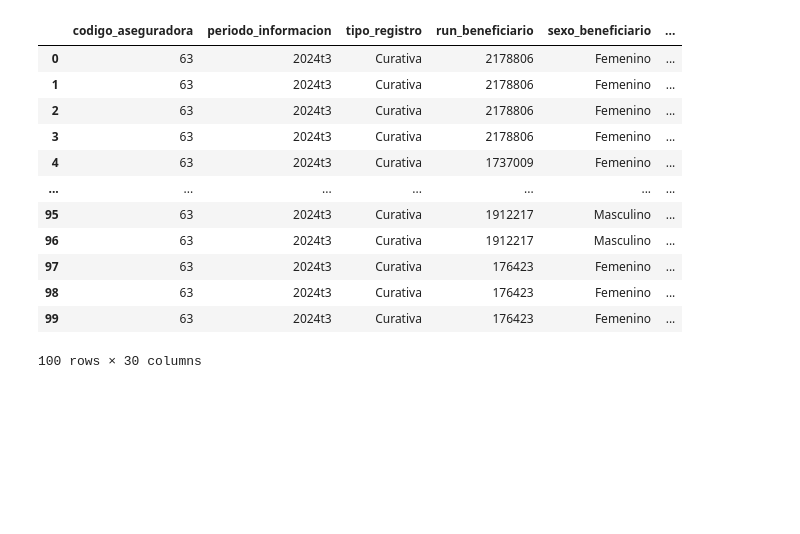
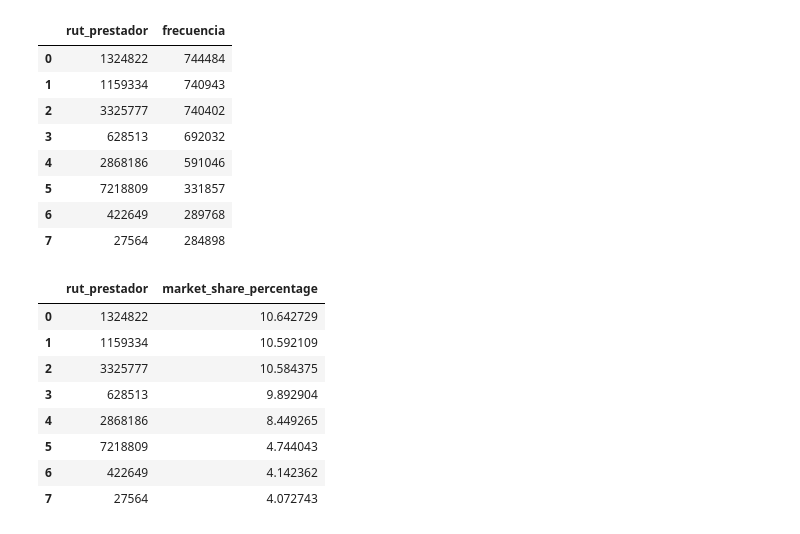
Before and after one commit to mmunoz-campos/trabajo_cyr, a Jupyter notebook: P2.ipynb, the cells around one changed output. Cells and saved outputs as stored; diff of their text form; code cells hidden in the pictures; blank space fills up the shorter version.

Commit message:
avance codigo sql 1

```diff
--- a/P2.ipynb
+++ b/P2.ipynb
@@ -79,25 +116,54 @@ prestaciones_t4.db fue un exito
 # %%
 import sqlite3
 import pandas as pd
 
-db_path = "/Users/mmunozcampos/Documents/Comp y reg/prestaciones_t3.db"
+db_path = "/Users/mmunozcampos/Documents/Comp y reg/prestaciones_t2024.db"
 conn = sqlite3.connect(db_path)
-query = ''' SELECT *
-		FROM tabla_t3
-        LIMIT 100 '''
+query = ''' SELECT rut_prestador, COUNT(*) AS frecuencia
+        FROM tabla2024
+        WHERE tipo_atencion == "Atención Hospitalaria" AND region_prestador == 13
+        GROUP BY rut_prestador
+        ORDER BY frecuencia DESC
+        LIMIT 8; '''
 
-pd.read_sql(query, conn)
+top8_rm = pd.read_sql(query, conn)
+top8_rm
 # %% [output]
-|  | codigo_aseguradora | periodo_informacion | tipo_registro | run_beneficiario | sexo_beneficiario | ... |
-| 0 | 63 | 2024t3 | Curativa | 2178806 | Femenino | ... |
-| 1 | 63 | 2024t3 | Curativa | 2178806 | Femenino | ... |
-| 2 | 63 | 2024t3 | Curativa | 2178806 | Femenino | ... |
-| 3 | 63 | 2024t3 | Curativa | 2178806 | Femenino | ... |
-| 4 | 63 | 2024t3 | Curativa | 1737009 | Femenino | ... |
-| ... | ... | ... | ... | ... | ... | ... |
-| 95 | 63 | 2024t3 | Curativa | 1912217 | Masculino | ... |
-| 96 | 63 | 2024t3 | Curativa | 1912217 | Masculino | ... |
-| 97 | 63 | 2024t3 | Curativa | 176423 | Femenino | ... |
-| 98 | 63 | 2024t3 | Curativa | 176423 | Femenino | ... |
-| 99 | 63 | 2024t3 | Curativa | 176423 | Femenino | ... |
+|  | rut_prestador | frecuencia |
+| 0 | 1324822 | 744484 |
+| 1 | 1159334 | 740943 |
+| 2 | 3325777 | 740402 |
+| 3 | 628513 | 692032 |
+| 4 | 2868186 | 591046 |
+| 5 | 7218809 | 331857 |
+| 6 | 422649 | 289768 |
+| 7 | 27564 | 284898 |
-100 rows × 30 columns
+# %%
+query = ''' SELECT
+    rut_prestador,
+    COUNT(*) * 100.0 / (
+        SELECT COUNT(*)
+        FROM tabla2024
+        WHERE region_prestador = 13
+          AND tipo_atencion = "Atención Hospitalaria"
+    ) AS market_share_percentage
+FROM tabla2024
+WHERE region_prestador = 13
+  AND tipo_atencion = "Atención Hospitalaria"
+GROUP BY rut_prestador
+ORDER BY market_share_percentage DESC
+LIMIT 8;
+
+'''
+top8_marketshare = pd.read_sql(query, conn)
+top8_marketshare
+# %% [output]
+|  | rut_prestador | market_share_percentage |
+| 0 | 1324822 | 10.642729 |
+| 1 | 1159334 | 10.592109 |
+| 2 | 3325777 | 10.584375 |
+| 3 | 628513 | 9.892904 |
+| 4 | 2868186 | 8.449265 |
+| 5 | 7218809 | 4.744043 |
+| 6 | 422649 | 4.142362 |
+| 7 | 27564 | 4.072743 |
```
Also changed, not shown: parts of 10 cells of this notebook.
